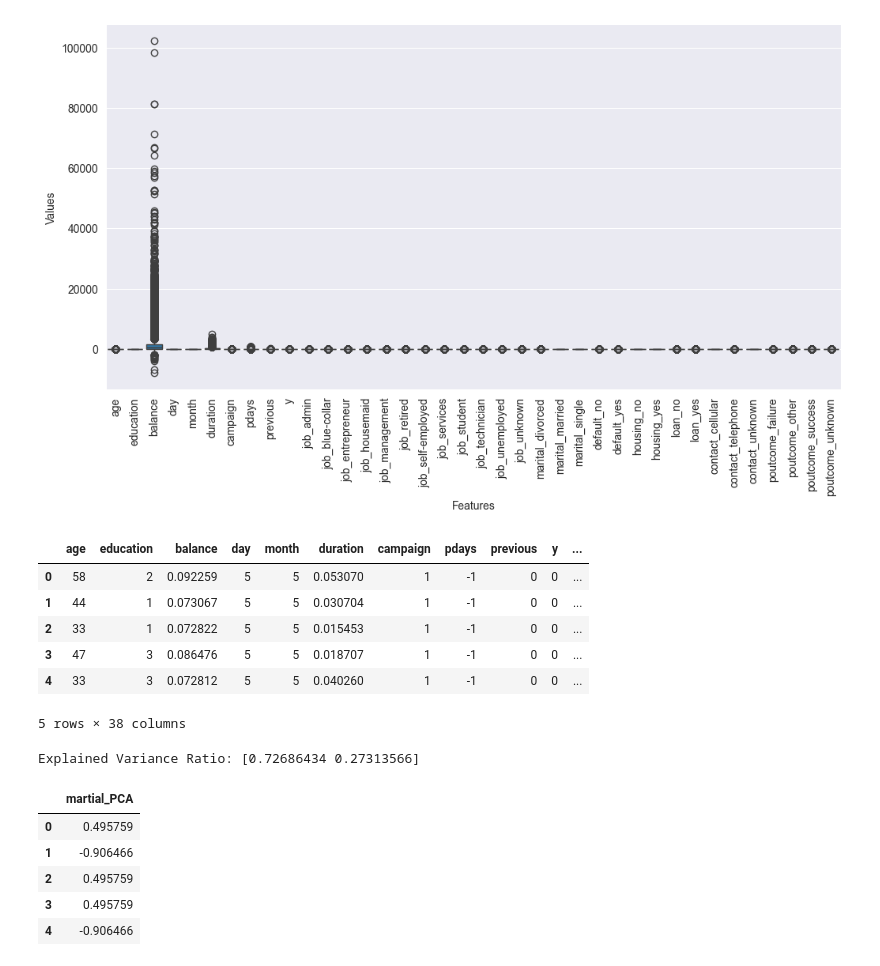
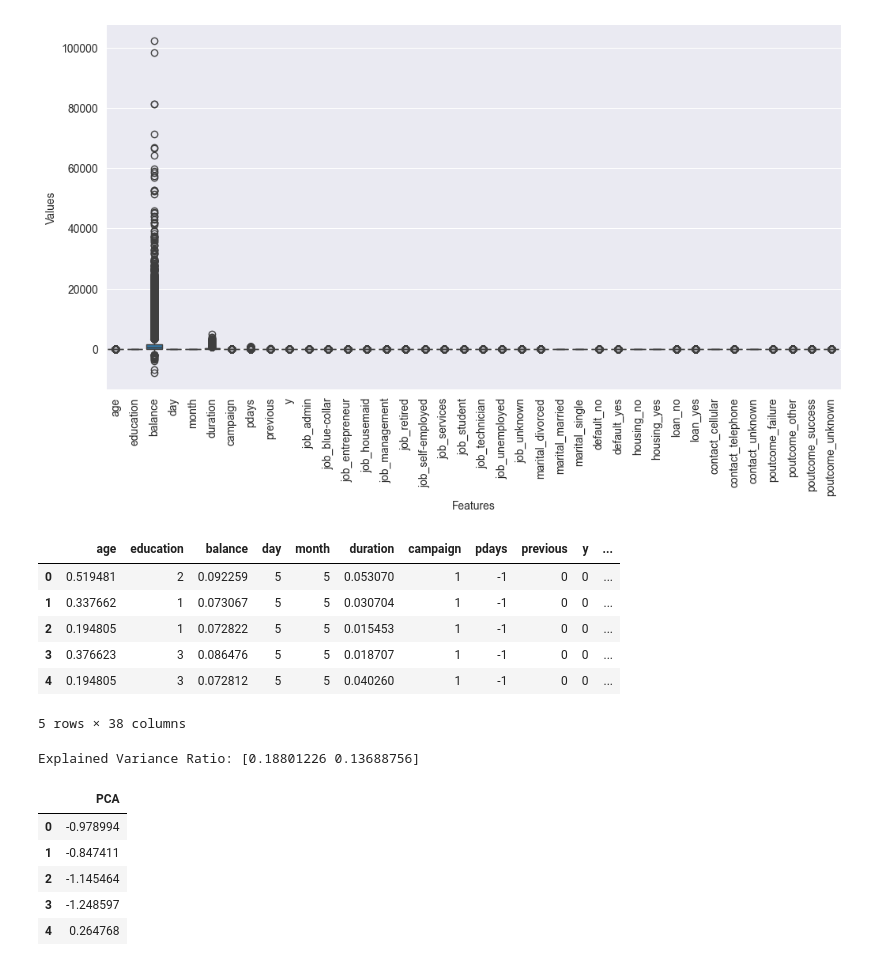
Before and after one commit to BinaraMendis7/Machine-learning, a Jupyter notebook: Mlcw.ipynb, the cells around one changed output. Drawn from its saved outputs; the diff is of its cells as text; code cells hidden in the pictures.

```diff
--- a/Mlcw.ipynb
+++ b/Mlcw.ipynb
@@ -225,7 +203,7 @@ plt.show()
 # %%
 from sklearn.preprocessing import MinMaxScaler
 
-features_to_normalize = ['balance', 'duration']
+features_to_normalize = ['age','balance', 'duration']
 scaler = MinMaxScaler()
 df[features_to_normalize] = scaler.fit_transform(df[features_to_normalize])
 
@@ -233,34 +211,32 @@ df[features_to_normalize] = scaler.fit_transform(df[features_to_normalize])
 df.head()
 # %% [output]
 |  | age | education | balance | day | month | duration | campaign | pdays | previous | y | ... |
-| 0 | 58 | 2 | 0.092259 | 5 | 5 | 0.053070 | 1 | -1 | 0 | 0 | ... |
-| 1 | 44 | 1 | 0.073067 | 5 | 5 | 0.030704 | 1 | -1 | 0 | 0 | ... |
-| 2 | 33 | 1 | 0.072822 | 5 | 5 | 0.015453 | 1 | -1 | 0 | 0 | ... |
-| 3 | 47 | 3 | 0.086476 | 5 | 5 | 0.018707 | 1 | -1 | 0 | 0 | ... |
-| 4 | 33 | 3 | 0.072812 | 5 | 5 | 0.040260 | 1 | -1 | 0 | 0 | ... |
+| 0 | 0.519481 | 2 | 0.092259 | 5 | 5 | 0.053070 | 1 | -1 | 0 | 0 | ... |
+| 1 | 0.337662 | 1 | 0.073067 | 5 | 5 | 0.030704 | 1 | -1 | 0 | 0 | ... |
+| 2 | 0.194805 | 1 | 0.072822 | 5 | 5 | 0.015453 | 1 | -1 | 0 | 0 | ... |
+| 3 | 0.376623 | 3 | 0.086476 | 5 | 5 | 0.018707 | 1 | -1 | 0 | 0 | ... |
+| 4 | 0.194805 | 3 | 0.072812 | 5 | 5 | 0.040260 | 1 | -1 | 0 | 0 | ... |
 5 rows × 38 columns
 # %%
 from sklearn.decomposition import PCA
 
 
 
-X = df[['marital_divorced', 'marital_married', 'marital_single']]
+X=df.iloc[:,10:]
 
-pca = PCA(0.95)
+pca = PCA(n_components=2)
 X_pca = pca.fit_transform(X)
 explained_variance = pca.explained_variance_ratio_
 print("Explained Variance Ratio:",explained_variance)
-
-
 pca_columns = X_pca[:, :1]
 pca_data = np.concatenate([pca_columns], axis=1)
-pca_df = pd.DataFrame(pca_data, columns=['martial_PCA'])
+pca_df = pd.DataFrame(pca_data, columns=['PCA'])
 pca_df.head()
 # %% [output]
-Explained Variance Ratio: [0.72686434 0.27313566]
+Explained Variance Ratio: [0.18801226 0.13688756]
-|  | martial_PCA |
-| 0 | 0.495759 |
-| 1 | -0.906466 |
-| 2 | 0.495759 |
-| 3 | 0.495759 |
-| 4 | -0.906466 |
+|  | PCA |
+| 0 | -0.978994 |
+| 1 | -0.847411 |
+| 2 | -1.145464 |
+| 3 | -1.248597 |
+| 4 | 0.264768 |
```
Also changed, not shown: parts of 11 cells of this notebook.
